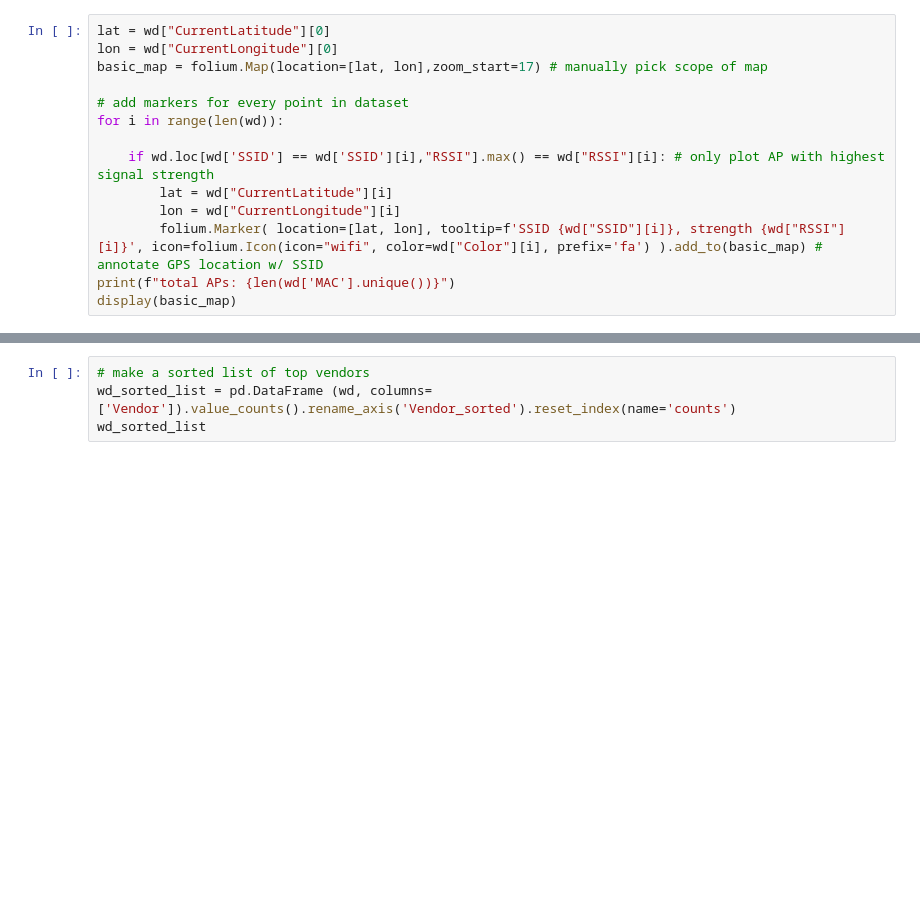
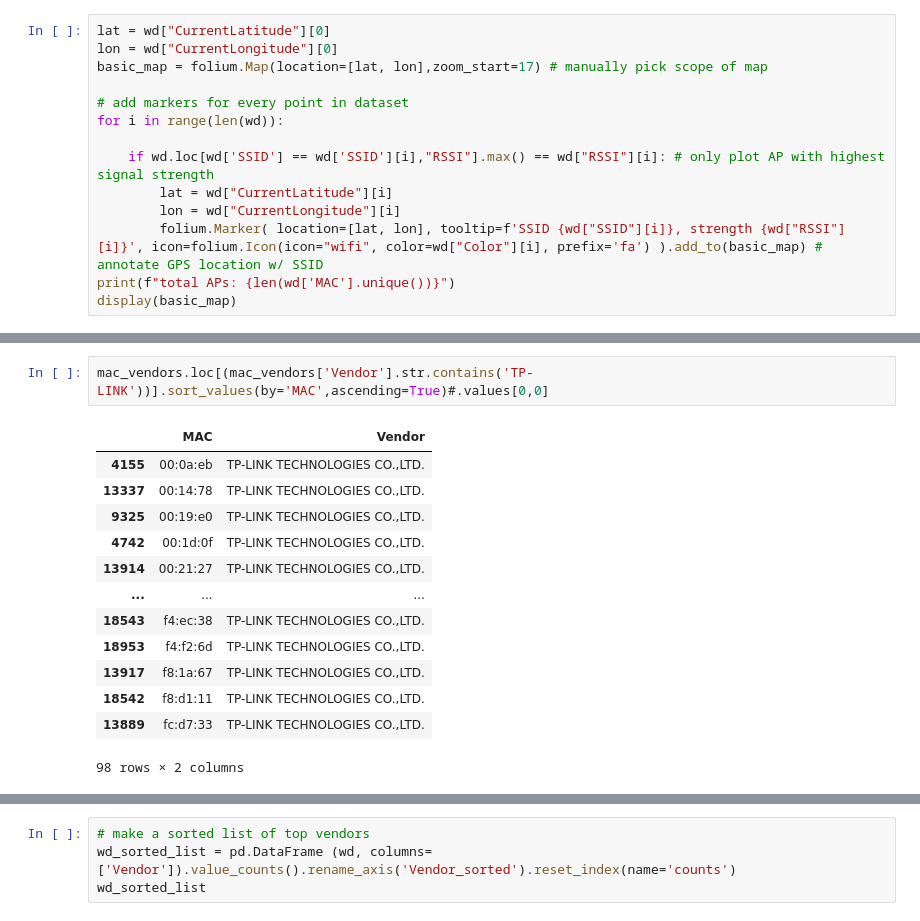
Before and after one commit to placebeyondtheclouds/wifi_map, a Jupyter notebook: wd.ipynb, the cells around one changed output, grey strips where cells are left out. Cells and saved outputs as stored; diff of their text form; blank space fills up the shorter version.

```diff
--- a/wd.ipynb
+++ b/wd.ipynb
@@ -201,2 +220,18 @@ mac_vendors
+# %%
+mac_vendors.loc[(mac_vendors['Vendor'].str.contains('TP-LINK'))].sort_values(by='MAC',ascending=True)#.values[0,0]
+# %% [output]
+|  | MAC | Vendor |
+| 4155 | 00:0a:eb | TP-LINK TECHNOLOGIES CO.,LTD. |
+| 13337 | 00:14:78 | TP-LINK TECHNOLOGIES CO.,LTD. |
+| 9325 | 00:19:e0 | TP-LINK TECHNOLOGIES CO.,LTD. |
+| 4742 | 00:1d:0f | TP-LINK TECHNOLOGIES CO.,LTD. |
+| 13914 | 00:21:27 | TP-LINK TECHNOLOGIES CO.,LTD. |
+| ... | ... | ... |
+| 18543 | f4:ec:38 | TP-LINK TECHNOLOGIES CO.,LTD. |
+| 18953 | f4:f2:6d | TP-LINK TECHNOLOGIES CO.,LTD. |
+| 13917 | f8:1a:67 | TP-LINK TECHNOLOGIES CO.,LTD. |
+| 18542 | f8:d1:11 | TP-LINK TECHNOLOGIES CO.,LTD. |
+| 13889 | fc:d7:33 | TP-LINK TECHNOLOGIES CO.,LTD. |
+98 rows × 2 columns
 # %%
 mac_vendors['Vendor'].describe()
```
Also changed, not shown: parts of 16 cells of this notebook.
